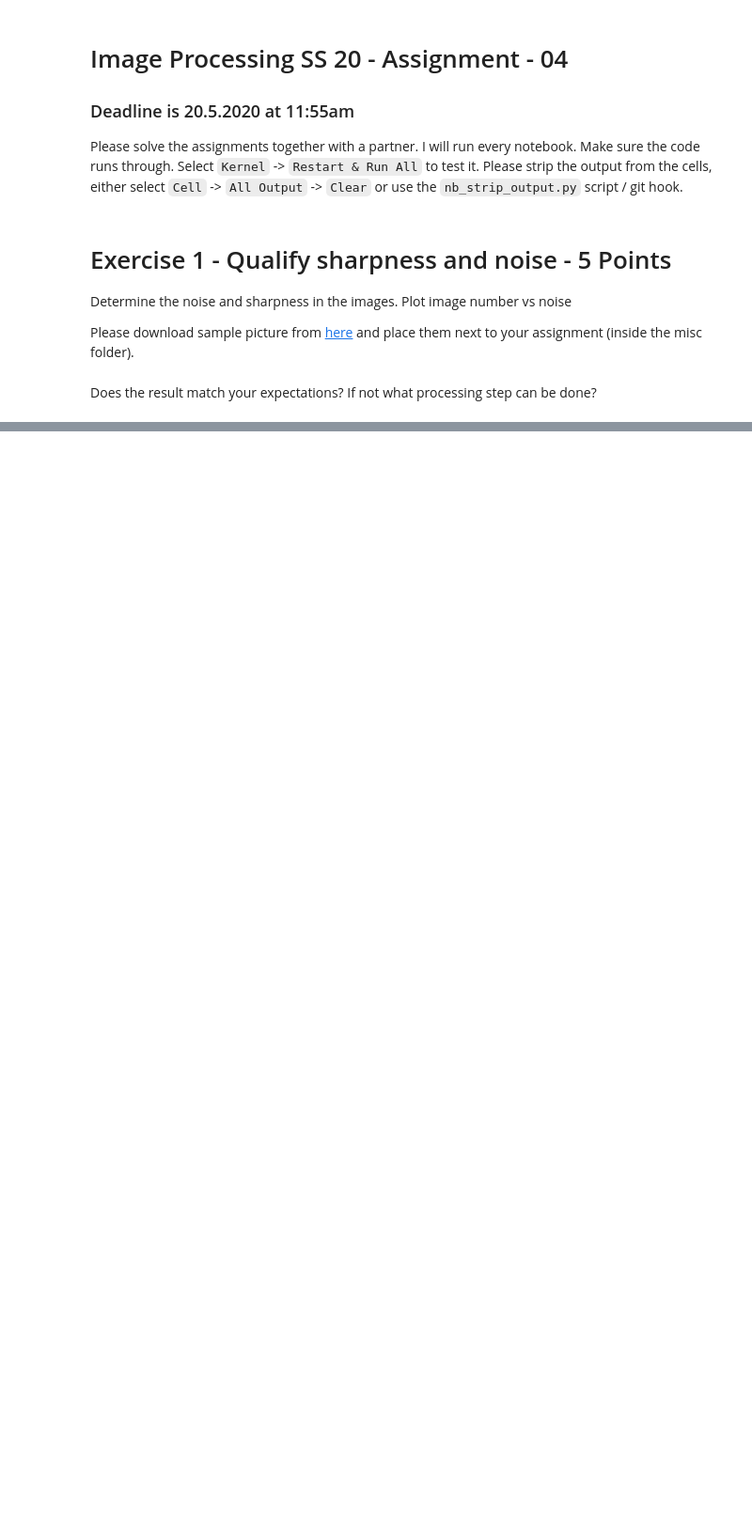
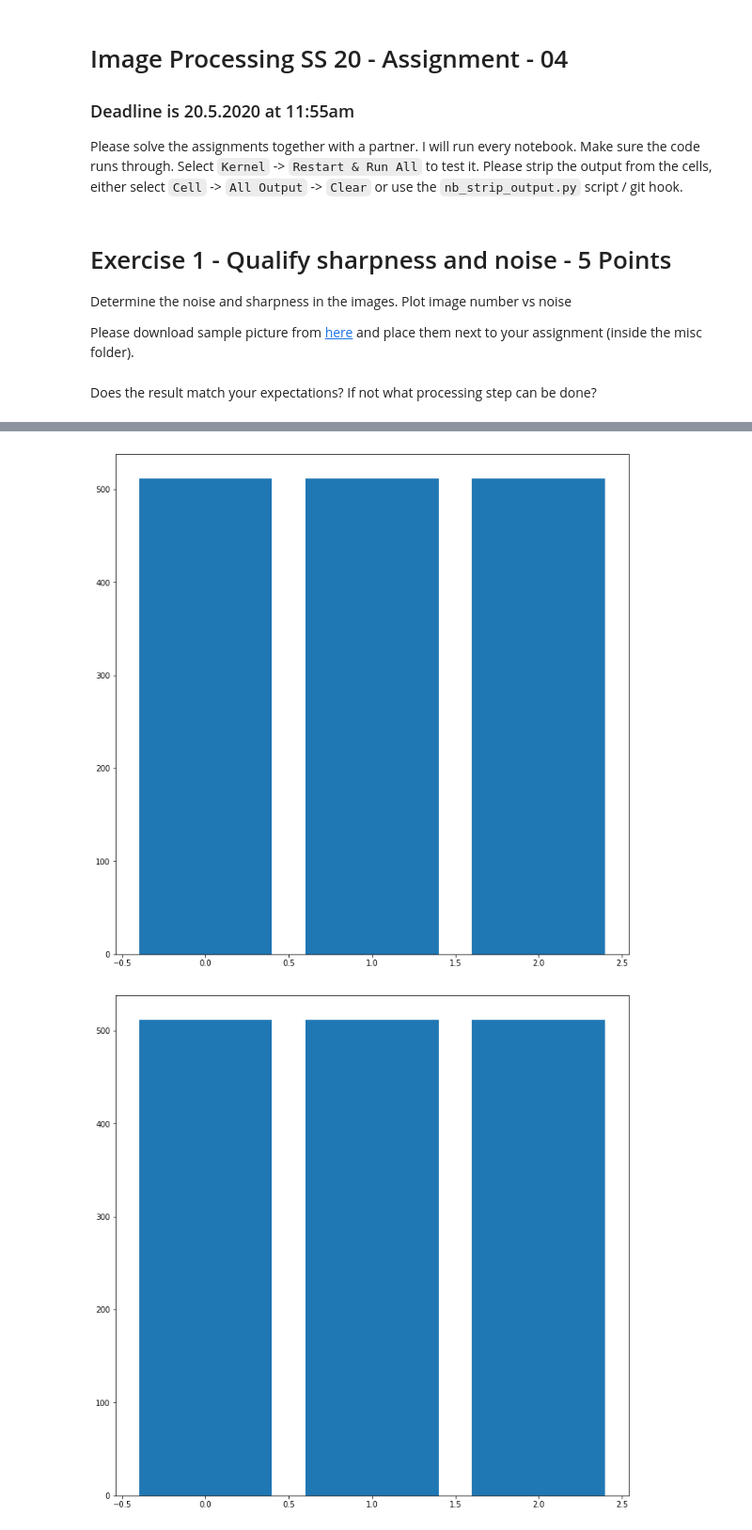
Before and after one commit to Ad96el/Bilderkennung, a Jupyter notebook: assignments/04_assignment.ipynb, the cells around one changed output, grey strips where cells are left out. Shown at 94% size. Saved outputs shown, nothing was run; the diff lists cells and outputs as text; code cells hidden in the pictures; blank space fills up the shorter version.

```diff
--- a/assignments/04_assignment.ipynb
+++ b/assignments/04_assignment.ipynb
@@ -166,40 +184,50 @@ def ssim(img, filtered_img):
     """The SSIM similarity measure. Use the parameters from the paper
     as on the second to last slide from the lecture
     """
     x,y,_ = img.shape
     mssim,ssim_map = 0, np.zeros((x,y))
+
+    #some constants
     K1 = 0.01
     K2 = 0.03
     L = 255
     c1 = (K1*L)**2
     c2 = (K2*L)**2
+    weights = gauss(11,1) # This doesnt work... But why? At the end we defined a 11 x 11 matrix A for the weights.
 
     for i in range(x):
         for j in range(y):
 
+            # for the boarder. There are not enough pixel
             if(i - 5 < 0 or i + 5 >= x or j - 5 < 0 or j + 5 >= y ):
                 continue
-            sample_img = sampling(img,i,j)
-            sample_imgf=  sampling(filtered_img,i,j)
+
+            # create weighted windows
+            sample_img = mul(sampling(img,i,j), 10/6*A)
+            sample_imgf= mul(sampling(filtered_img,i,j) , 10/6 * A)
+
+            # average of windows
             avg_img = average(sample_img)
             avg_fi  = average(sample_imgf)
-            sd_img_fi = sdxy(sample_img,sample_imgf)
+
+            # sd of windows
             sd_img = sd(sample_img)
             sd_fi = sd(sample_imgf)
+
+            # calculations
+            sd_img_fi = sdxy(sample_img,sample_imgf)
             tmp = ((2*avg_img * avg_fi + c1) * (2*sd_img_fi + c2) )/ ((avg_img ** 2 + avg_fi ** 2 + c1) * (sd_img ** 2 + sd_fi ** 2 + c2))
             mssim  += tmp
             ssim_map[i,j] = tmp
 
-    # print(mssim /(x*y))
-    # print(window.shape)
-    # print(ssim_map.shape)
-    # plt.imshow(ssim_map , cmap='gray')
-    # plt.show()
-    return (mssim /(x*y)) #, ssim_map
+    return ((mssim /(x*y)) , ssim_map)
 
 
 for i, img in enumerate(images_for_jpeg):
     compressed_images = [images10[i], images50[i], images80[i]]
     plt.bar(range(len(compressed_images)),
-             [ssim(img, comp) for comp in compressed_images])
+             [ssim(img, comp)[0] for comp in compressed_images])
     plt.show()
+# %% [output]
+[figure, added]
+[figure, added]
```
Also changed, not shown: parts of 7 cells of this notebook, 1 other file.
